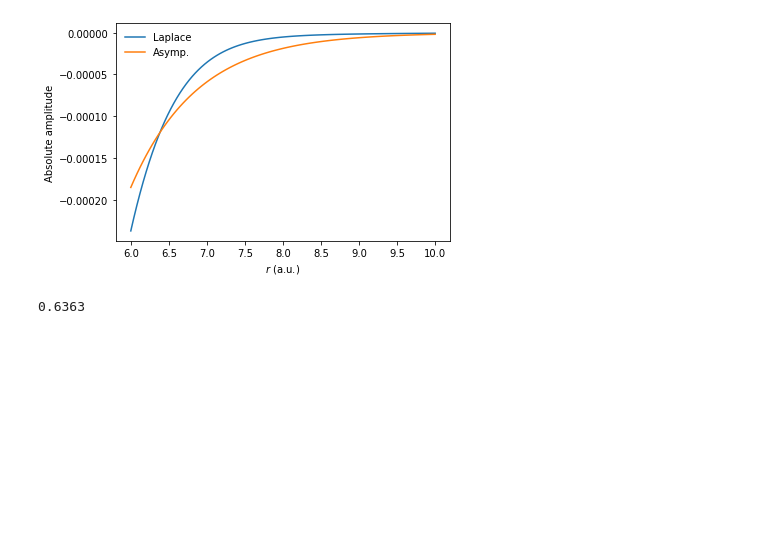
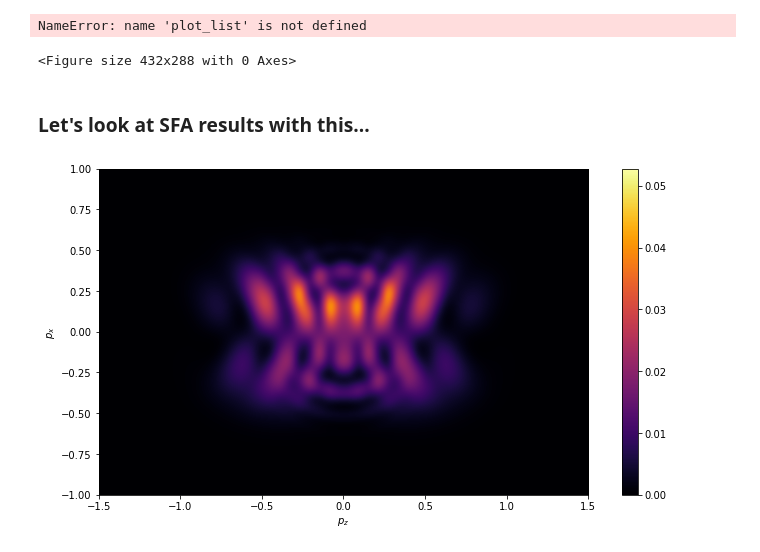
Before and after one commit to EmilHansen1/SFA_OAM_Linear, a Jupyter notebook: N2_matching.ipynb, the cells around one changed output. Cells and saved outputs as stored; diff of their text form; code cells hidden in the pictures; blank space fills up the shorter version.

```diff
--- a/N2_matching.ipynb
+++ b/N2_matching.ipynb
@@ -43,9 +43,9 @@ def plot_M_grid(M_grid, px_list, pz_list, log=False, log_scale = 1e-4):
     plt.colorbar()
     plt.show()
 # %%
-file_name = 'output_files/N2.out'
+file_name = 'output_files/CHBrClF.out'
 output = OutputInterface(file_name)
-orbital_nr = 5
+orbital_nr = None
 
 if orbital_nr == None:
     orbital_nr = output.HOMO
@@ -56,6 +56,6 @@ Ip = -output.saved_orbitals[orbital_nr][0]
 kappa = np.sqrt(2*Ip)
 GTO_coeffs = np.array(output.output_GTOs(orbital_nr))
 # %%
-r_list = np.linspace(6, 10, 100)
-clm_array, f_lms = se.get_asymp_fit(output.eval_orbital_spherical, r_list, 50, Ip, orbital_nr=orbital_nr, return_flm=True)
+r_list = np.linspace(10, 14, 50)
+clm_array = se.get_asymp_fit(output.eval_orbital_spherical, r_list, 50, Ip, orbital_nr=orbital_nr, threshold=1e-4)
 # %% [output]
@@ -69,19 +75,31 @@ clm_array[0, 0, 0]
 def asymp(r, clm):
     return clm * r**(1/kappa - 1) * np.exp(-kappa*r)
 
-sign, l, m = 0, 4, 0
+sign, l, m = 1, 3, 2
 
 plt.figure(facecolor='white')
-plt.plot(r_list, np.real(f_lms[:, sign, l, m]), label='Laplace')
-plt.plot(r_list, np.real(asymp(r_list, clm_array[sign, l, m])), label='Asymp.')
+plt.plot(plot_list, np.abs(f_lms[:, sign, l, m]), label='Laplace')
+plt.plot(plot_list, np.abs(asymp(plot_list, clm_array[sign, l, m])), label='Asymp.')
 plt.xlabel('$r$ (a.u.)')
 plt.ylabel('Absolute amplitude')
 plt.legend(frameon=False)
 #plt.yscale('log')
 plt.show()
 # %% [output]
-[figure, removed]
+NameError: name 'plot_list' is not defined
+<Figure size 432x288 with 0 Axes>
-# %%
-Ip
-# %% [output]
-0.6363
+# %% [markdown]
+### Let's look at SFA results with this...
+# %%
+N = 50
+pz_list = np.linspace(-1.5, 1.5, N)
+px_list = np.linspace(-1, 1., N)
+pzGrid, pxGrid = np.meshgrid(pz_list, px_list)
+py = 0.
+# %%
+SP_asymp_martiny = SFA_Lin.SFALinearPulse(Ip, Up, omega, 2, CEP, target_="asymp_martiny")
+# %%
+M_grid = np.array(pool.starmap(SP_asymp_martiny.Mxz_List, zip(pxGrid, repeat(py), pzGrid, repeat(clm_array))))
+plot_M_grid(M_grid, px_list, pz_list, log=False)
+# %% [output]
+[figure, added]
```
Also changed, not shown: parts of 4 cells of this notebook, 1 other file.
